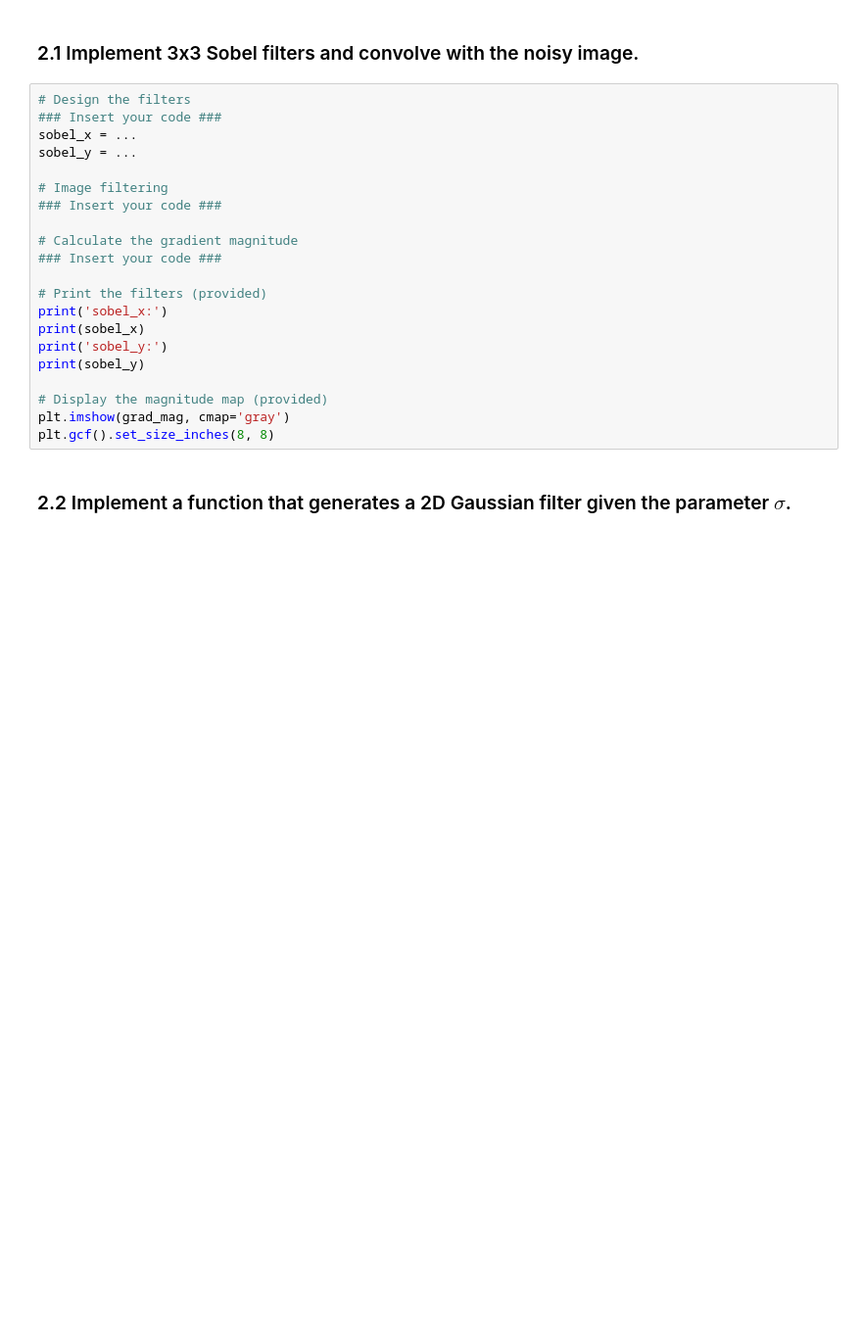
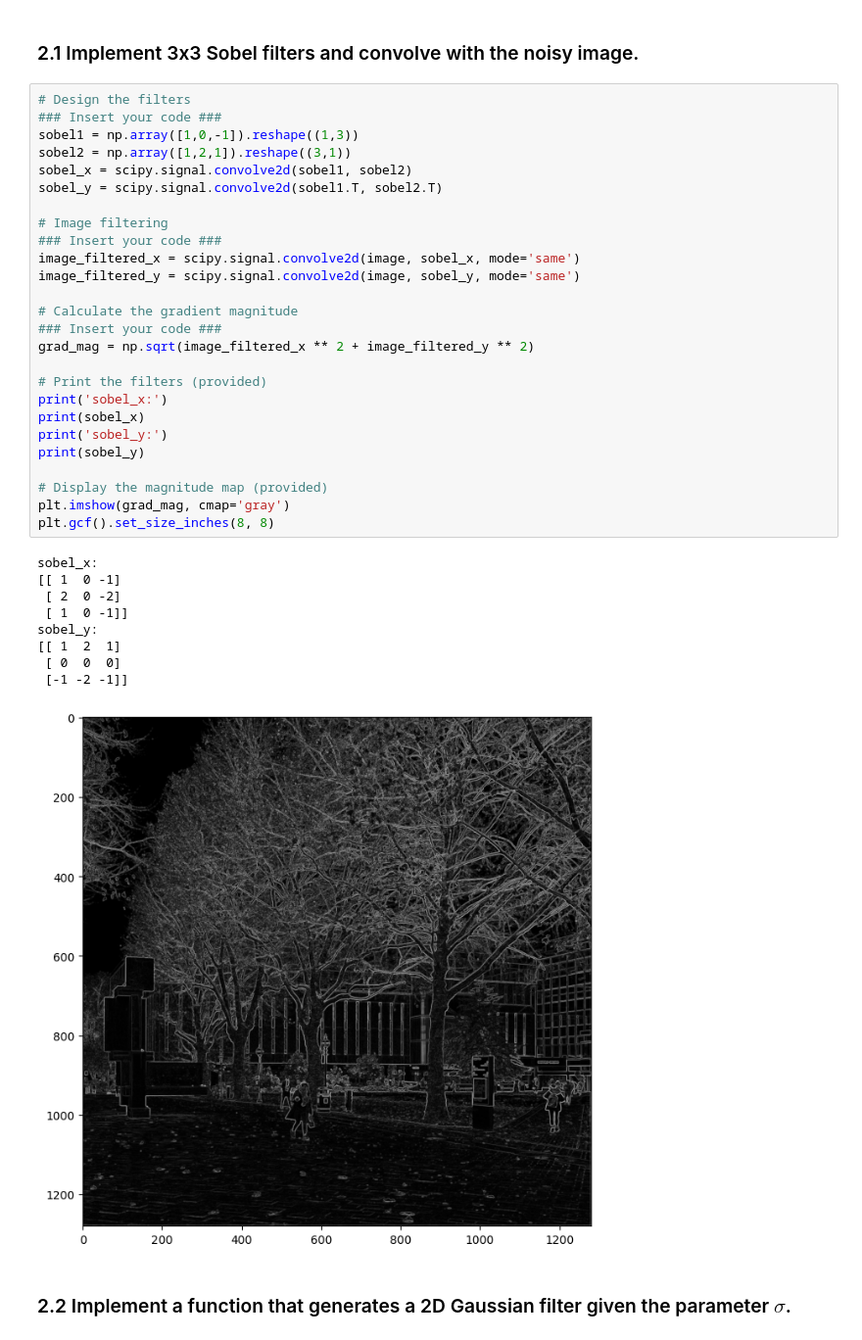
Before and after one commit to SkyCraftZheng/Computer_Vision_2024, a Jupyter notebook: coursework_01/coursework_01.ipynb, the cells around one changed output. Shown at 98% size. Drawn from its saved outputs; the diff is of its cells as text; blank space fills up the shorter version.

Commit message:
Implemented sobel edge detection

```diff
--- a/coursework_01/coursework_01.ipynb
+++ b/coursework_01/coursework_01.ipynb
@@ -109,24 +109,39 @@ Perform edge detection using Sobel filtering, as well as Gaussian + Sobel filter
 # %%
 # Design the filters
 ### Insert your code ###
-sobel_x = ...
-sobel_y = ...
+sobel1 = np.array([1,0,-1]).reshape((1,3))
+sobel2 = np.array([1,2,1]).reshape((3,1))
+sobel_x = scipy.signal.convolve2d(sobel1, sobel2)
+sobel_y = scipy.signal.convolve2d(sobel1.T, sobel2.T)
 
 # Image filtering
 ### Insert your code ###
+image_filtered_x = scipy.signal.convolve2d(image, sobel_x, mode='same')
+image_filtered_y = scipy.signal.convolve2d(image, sobel_y, mode='same')
 
 # Calculate the gradient magnitude
 ### Insert your code ###
+grad_mag = np.sqrt(image_filtered_x ** 2 + image_filtered_y ** 2)
 
 # Print the filters (provided)
 print('sobel_x:')
 print(sobel_x)
 print('sobel_y:')
 print(sobel_y)
 
 # Display the magnitude map (provided)
 plt.imshow(grad_mag, cmap='gray')
 plt.gcf().set_size_inches(8, 8)
+# %% [output]
+sobel_x:
+[[ 1  0 -1]
+ [ 2  0 -2]
+ [ 1  0 -1]]
+sobel_y:
+[[ 1  2  1]
+ [ 0  0  0]
+ [-1 -2 -1]]
+[figure, added]
 # %% [markdown]
 ### 2.2 Implement a function that generates a 2D Gaussian filter given the parameter $\sigma$.
 # %%
```
Also changed, not shown: parts of 2 cells of this notebook.
